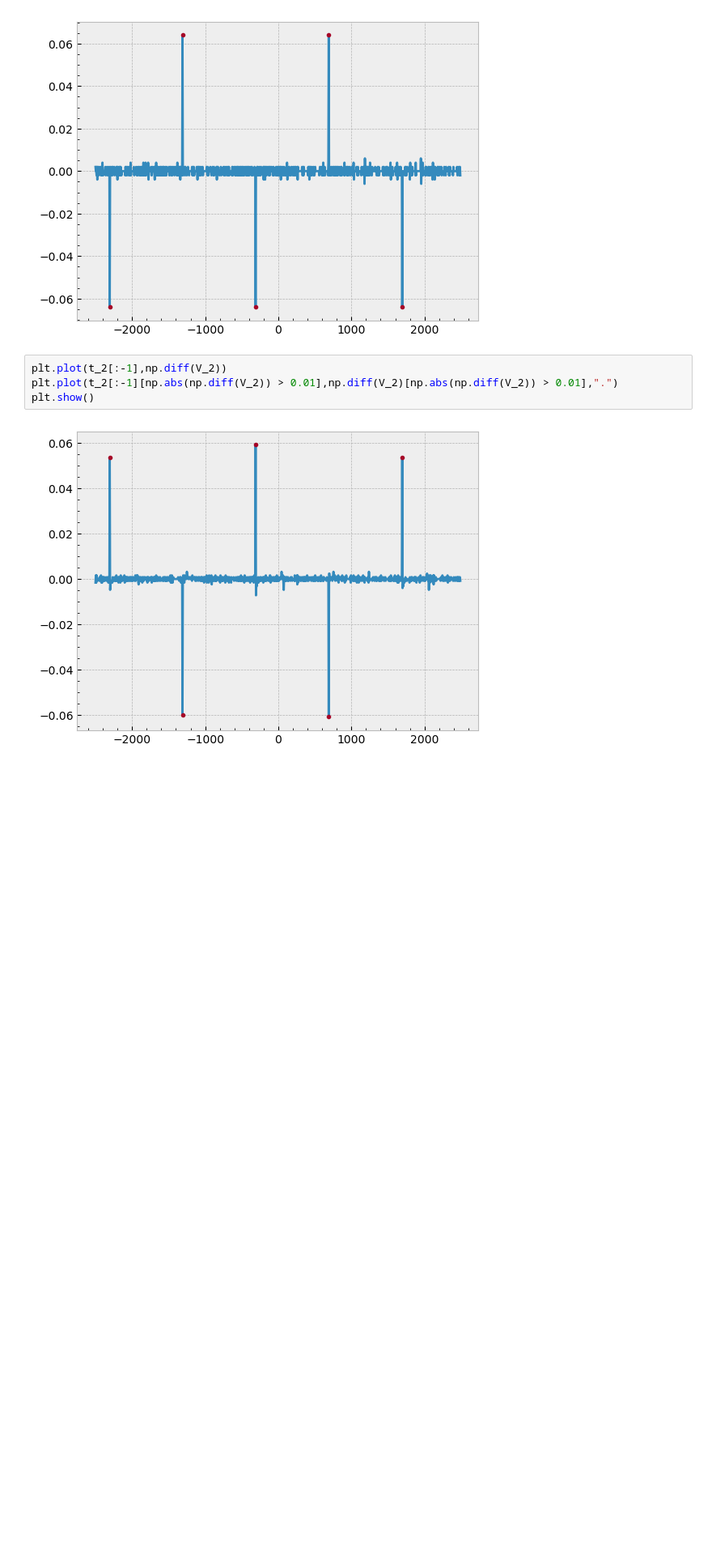
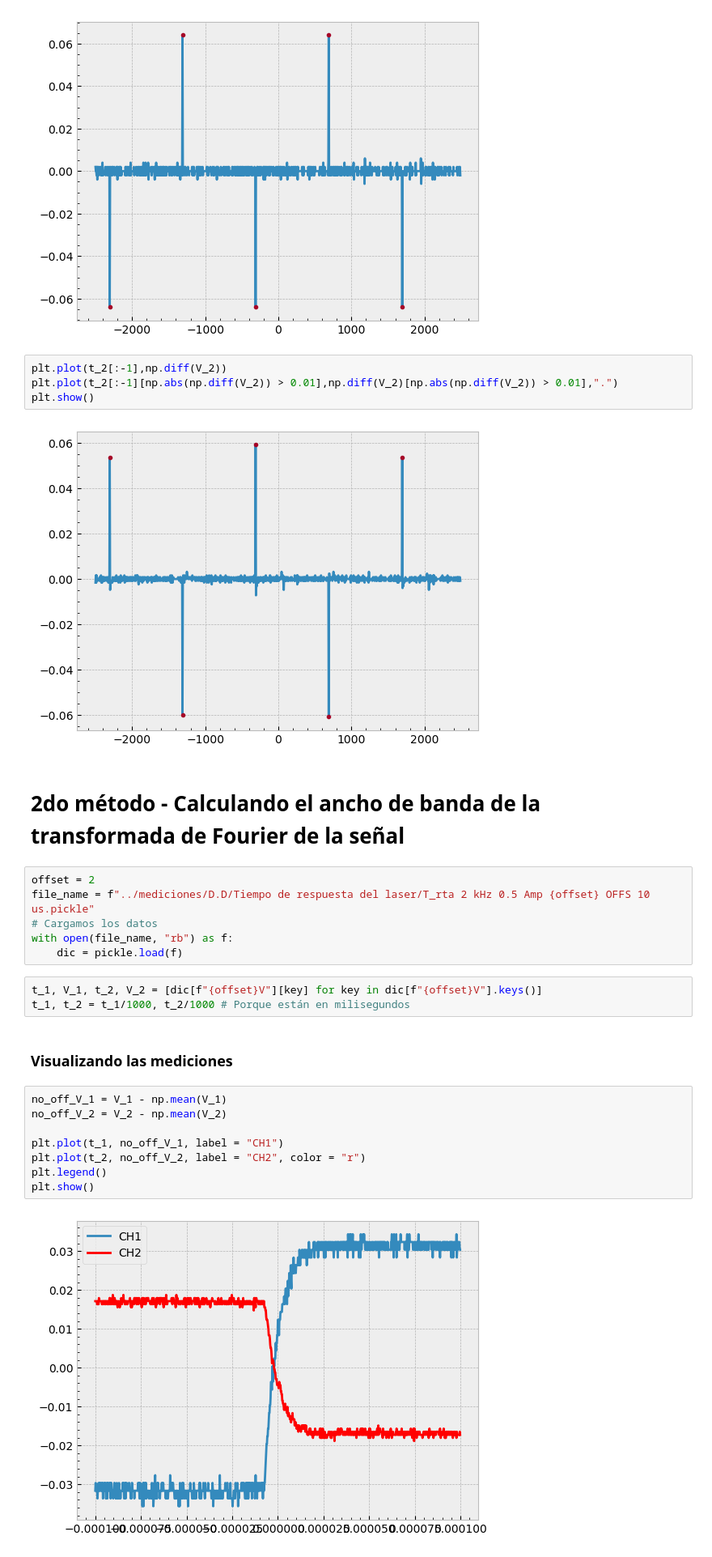
Before and after one commit to DelManuel/Magnetometro-optico, a Jupyter notebook: códigos/analisis_tiempo_de_respuesta.ipynb, the cells around one changed output. Shown at 81% size. Saved outputs shown, nothing was run; the diff lists cells and outputs as text; blank space fills up the shorter version.

Commit message:
analisis del tiempo de rta del láser
sin automatizar para todas las mediciones, pero se supone está hecho

```diff
--- a/códigos/analisis_tiempo_de_respuesta.ipynb
+++ b/códigos/analisis_tiempo_de_respuesta.ipynb
@@ -117,3 +142,26 @@ plt.plot(t_2[:-1][np.abs(np.diff(V_2)) > 0.01],np.diff(V_2)[np.abs(np.diff(V_2))
 plt.show()
 # %% [output]
 [figure]
+# %% [markdown]
+# 2do método - Calculando el ancho de banda de la transformada de Fourier de la señal
+# %%
+offset = 2
+file_name = f"../mediciones/D.D/Tiempo de respuesta del laser/T_rta 2 kHz 0.5 Amp {offset} OFFS 10 us.pickle"
+# Cargamos los datos
+with open(file_name, "rb") as f:
+    dic = pickle.load(f)
+# %%
+t_1, V_1, t_2, V_2 = [dic[f"{offset}V"][key] for key in dic[f"{offset}V"].keys()]
+t_1, t_2 = t_1/1000, t_2/1000 # Porque están en milisegundos
+# %% [markdown]
+### Visualizando las mediciones
+# %%
+no_off_V_1 = V_1 - np.mean(V_1)
+no_off_V_2 = V_2 - np.mean(V_2)
+
+plt.plot(t_1, no_off_V_1, label = "CH1")
+plt.plot(t_2, no_off_V_2, label = "CH2", color = "r")
+plt.legend()
+plt.show()
+# %% [output]
+[figure, added]
```
Also changed, not shown: parts of 11 cells of this notebook, 1 other file.
